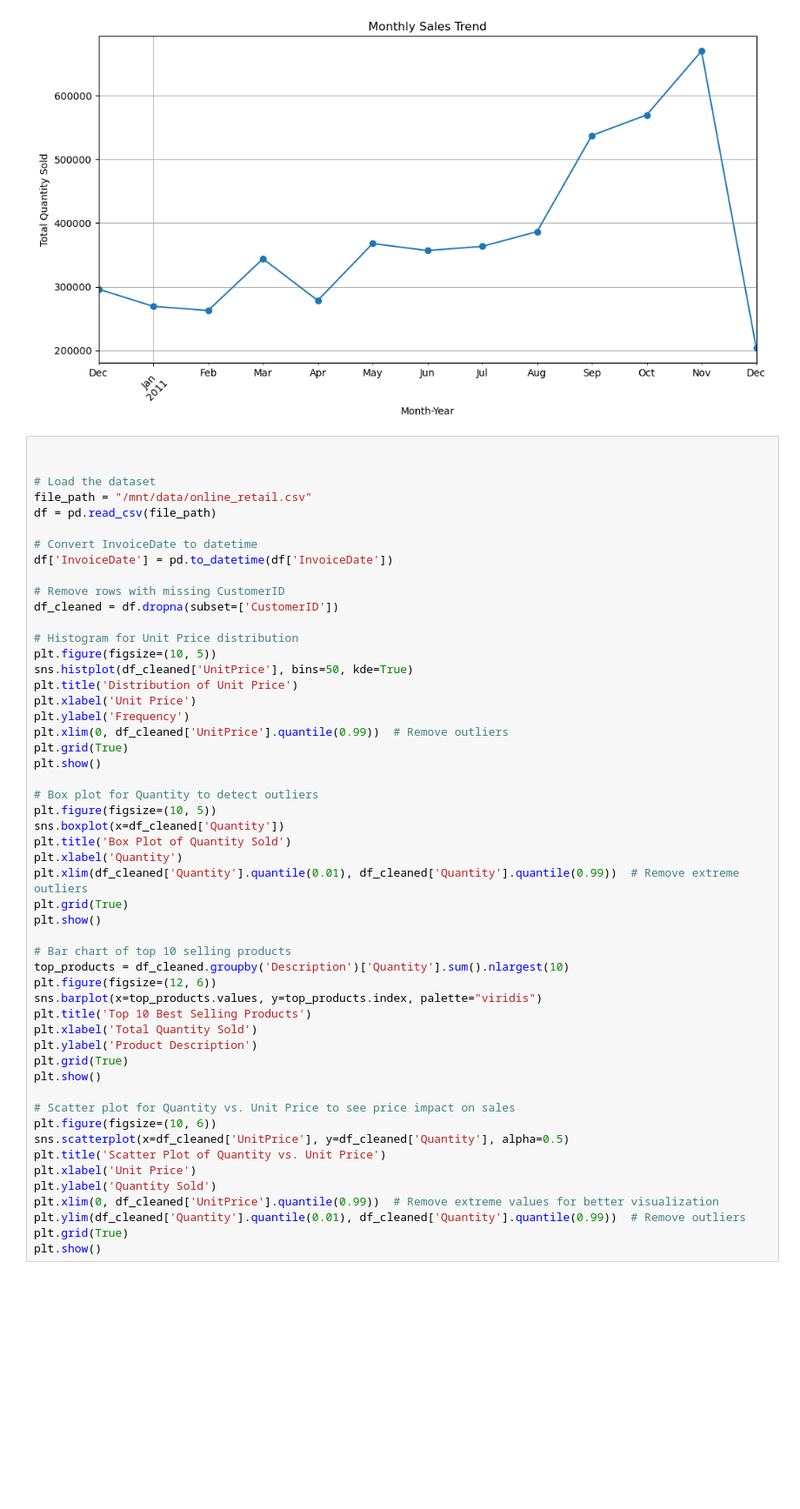
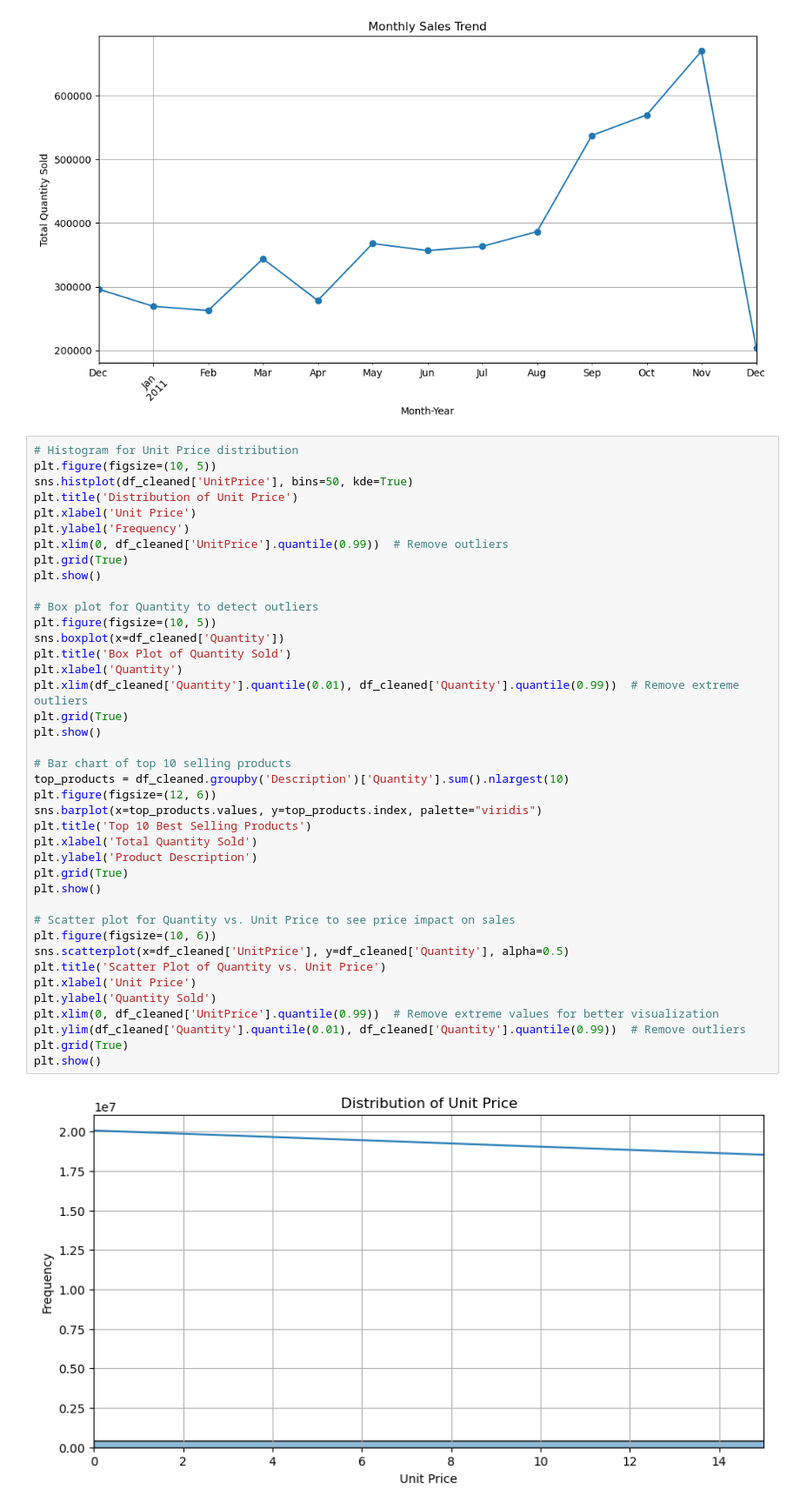
Before and after one commit to Suraj-st/PrinciplesOfDataScience_Group2, a Jupyter notebook: Shalindri/predictive_forecasting.ipynb, the cells around one changed output. Shown at 87% size. Cells and saved outputs as stored; diff of their text form; blank space fills up the shorter version.

Commit message:
Draw more graphs

```diff
--- a/Shalindri/predictive_forecasting.ipynb
+++ b/Shalindri/predictive_forecasting.ipynb
@@ -53,18 +53,6 @@ See the caveats in the documentation: https://pandas.pydata.org/pandas-docs/stab
   df_cleaned['MonthYear'] = df_cleaned['InvoiceDate'].dt.to_period('M')
 [figure]
 # %%
-
-
-# Load the dataset
-file_path = "/mnt/data/online_retail.csv"
-df = pd.read_csv(file_path)
-
-# Convert InvoiceDate to datetime
-df['InvoiceDate'] = pd.to_datetime(df['InvoiceDate'])
-
-# Remove rows with missing CustomerID
-df_cleaned = df.dropna(subset=['CustomerID'])
-
 # Histogram for Unit Price distribution
 plt.figure(figsize=(10, 5))
 sns.histplot(df_cleaned['UnitPrice'], bins=50, kde=True)
@@ -77,30 +65,32 @@ plt.show()
 
 # Box plot for Quantity to detect outliers
 plt.figure(figsize=(10, 5))
 sns.boxplot(x=df_cleaned['Quantity'])
 plt.title('Box Plot of Quantity Sold')
 plt.xlabel('Quantity')
 plt.xlim(df_cleaned['Quantity'].quantile(0.01), df_cleaned['Quantity'].quantile(0.99))  # Remove extreme outliers
 plt.grid(True)
 plt.show()
 
 # Bar chart of top 10 selling products
 top_products = df_cleaned.groupby('Description')['Quantity'].sum().nlargest(10)
 plt.figure(figsize=(12, 6))
 sns.barplot(x=top_products.values, y=top_products.index, palette="viridis")
 plt.title('Top 10 Best Selling Products')
 plt.xlabel('Total Quantity Sold')
 plt.ylabel('Product Description')
 plt.grid(True)
 plt.show()
 
 # Scatter plot for Quantity vs. Unit Price to see price impact on sales
 plt.figure(figsize=(10, 6))
 sns.scatterplot(x=df_cleaned['UnitPrice'], y=df_cleaned['Quantity'], alpha=0.5)
 plt.title('Scatter Plot of Quantity vs. Unit Price')
 plt.xlabel('Unit Price')
 plt.ylabel('Quantity Sold')
 plt.xlim(0, df_cleaned['UnitPrice'].quantile(0.99))  # Remove extreme values for better visualization
 plt.ylim(df_cleaned['Quantity'].quantile(0.01), df_cleaned['Quantity'].quantile(0.99))  # Remove outliers
 plt.grid(True)
 plt.show()
+# %% [output]
+[figure, added]
```
Also changed, not shown: parts of 1 cell of this notebook.
